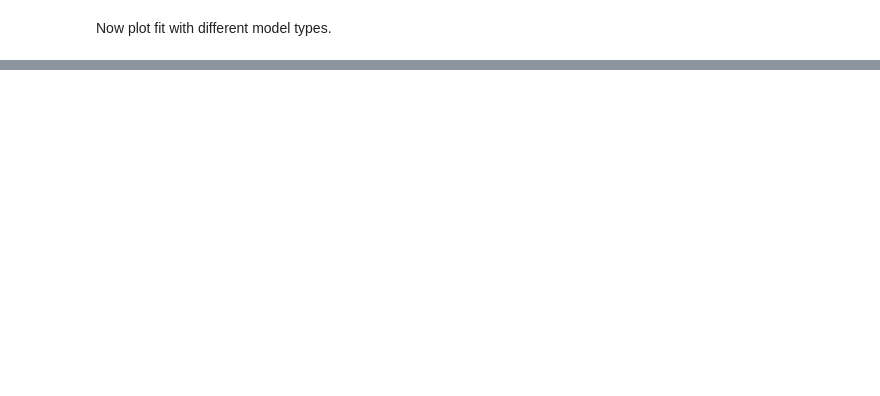
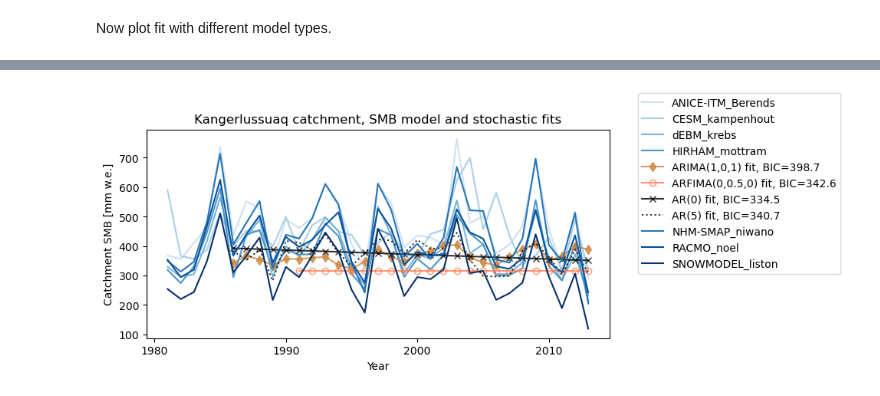
Before and after one commit to ehultee/stoch-SMB, a Jupyter notebook: model_type_comparison_plot.ipynb, the cells around one changed output, grey strips where cells are left out. Saved outputs shown, nothing was run; the diff lists cells and outputs as text; code cells hidden in the pictures; blank space fills up the shorter version.

```diff
--- a/model_type_comparison_plot.ipynb
+++ b/model_type_comparison_plot.ipynb
@@ -147,5 +186,5 @@ plt.show()
 # %%
-mod_AR = AutoReg(example_series, best_n, trend='ct', seasonal=False)
+mod_AR = AutoReg(example_series, best_n, trend='ct', seasonal=False, hold_back=5)
 results_AR = mod_AR.fit()
 # %%
 results_AR.bic
@@ -152,6 +193,7 @@ results_AR.bic
 # %%
-mod_AR1 = AutoReg(example_series, 1, trend='ct', seasonal=False)
-results_AR1 = mod_AR1.fit()
+other_example_order = 5
+mod_AR_ex = AutoReg(example_series, other_example_order, trend='ct', seasonal=False, hold_back=5)
+results_AR_ex = mod_AR_ex.fit()
 # %%
 ### KUTTRUF FUNCTIONS
 
@@ -199,34 +245,37 @@ example_reconstruct = ts_differencing(results_arfima.predict(), order=-1*example
 # %%
 colors_w = cm.get_cmap('Blues')(np.linspace(0.2, 1, num=len(model_names)))
 fig, ax = plt.subplots(figsize=(10,4))
 for i,m in enumerate(model_names):
-    if 'NHM' in m:
+    if m!=example_model:
         ax.plot(a[m], label=m, color=colors_w[i])
-        ax.plot(results_arima.predict(), color='peru', alpha=0.8, marker='d',
+    else:
+        ax.plot(a[m], label=m, color=colors_w[i])
+        ax.plot(results_arima.predict()[5::], color='peru', alpha=0.8, marker='d',
                   label='ARIMA({},{},{}) fit, BIC={:.1f}'.format(p,d,q, results_arima.bic))
         ax.plot(results_arfima.predict().index[5::], example_reconstruct,
                 color='coral', alpha=0.8, marker='o', fillstyle='none',
                   label='ARFIMA({},{},{}) fit, BIC={:.1f}'.format(p_arfima,example_fd_order,q_arfima, results_arfima.bic))
         ax.plot(results_AR.predict(), color='k', alpha=0.8, marker='x',
                   label='AR({}) fit, BIC={:.1f}'.format(best_n, results_AR.bic))
-        ax.plot(results_AR1.predict(), color='k', alpha=0.8, ls=':',
-                  label='AR(1) fit, BIC={:.1f}'.format(results_AR1.bic))
+        ax.plot(results_AR_ex.predict(), color='k', alpha=0.8, ls=':',
+                  label='AR({}) fit, BIC={:.1f}'.format(other_example_order, results_AR_ex.bic))
 #         ax.plot(results_arfima.predict(), color='coral', alpha=0.8, marker='o',
 #                   label='ARFIMA fit, BIC={:.1f}'.format(results_arfima.bic))
         # attempt reconstruction by un-differencing?
 
-    else:
-        pass
+
 ax.set(xlabel='Year', ylabel='Catchment SMB [mm w.e.]',
         # title='Basin {}, all models'.format(basin_i)
         title='Kangerlussuaq catchment, SMB model and stochastic fits',
         xticks=(np.datetime64('1980-01-01'), np.datetime64('1990-01-01'),
                 np.datetime64('2000-01-01'), np.datetime64('2010-01-01')),
         xticklabels=(1980,1990,2000,2010)
         )
 ax.legend(bbox_to_anchor=(1.05, 1.0, 0.3, 0.2), loc='upper left')
 plt.tight_layout()
 plt.show()
+# %% [output]
+[figure, added]
 # %%
 ## Make two-panel version to show as Figure 3 in manuscript
 
```
Also changed, not shown: parts of 12 cells of this notebook.
